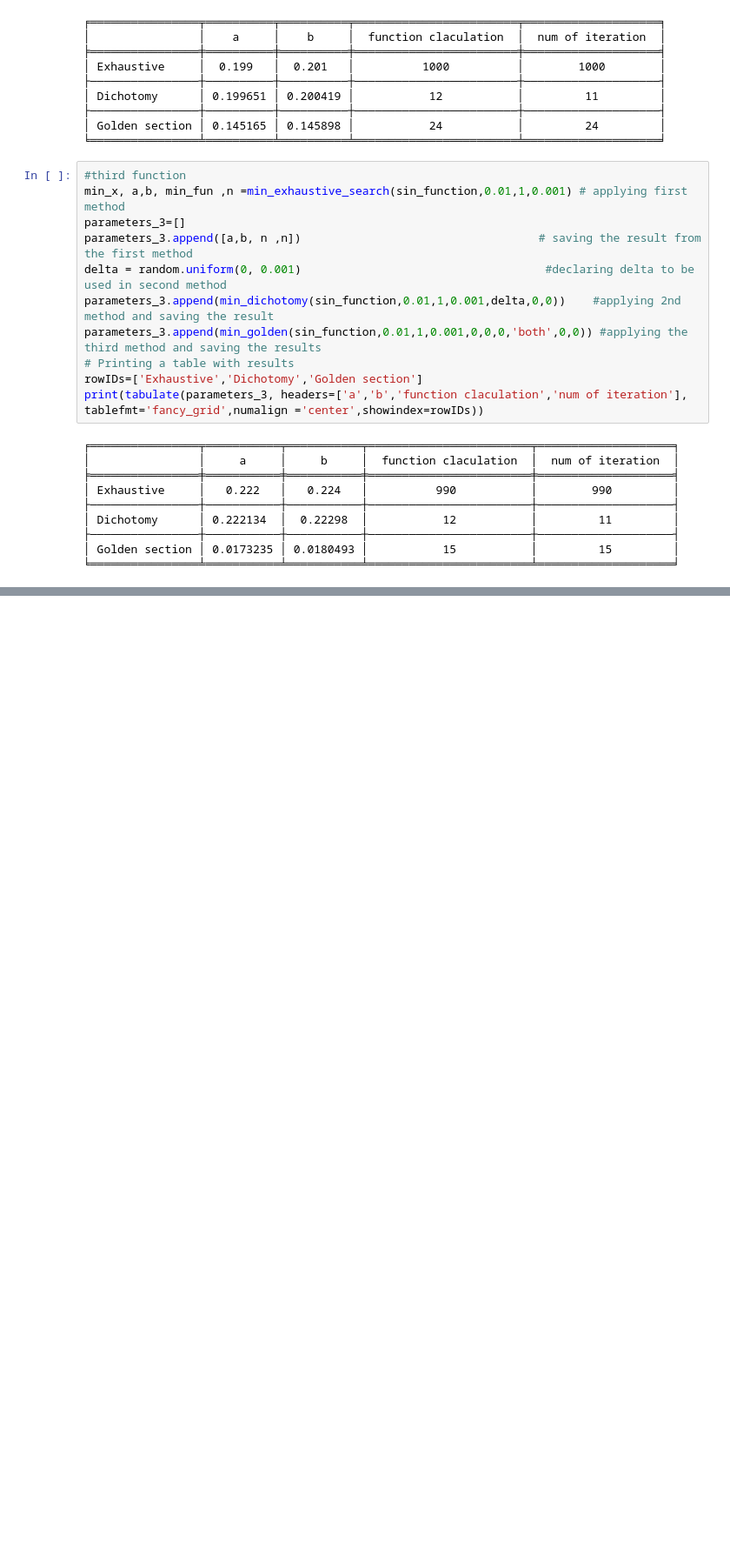
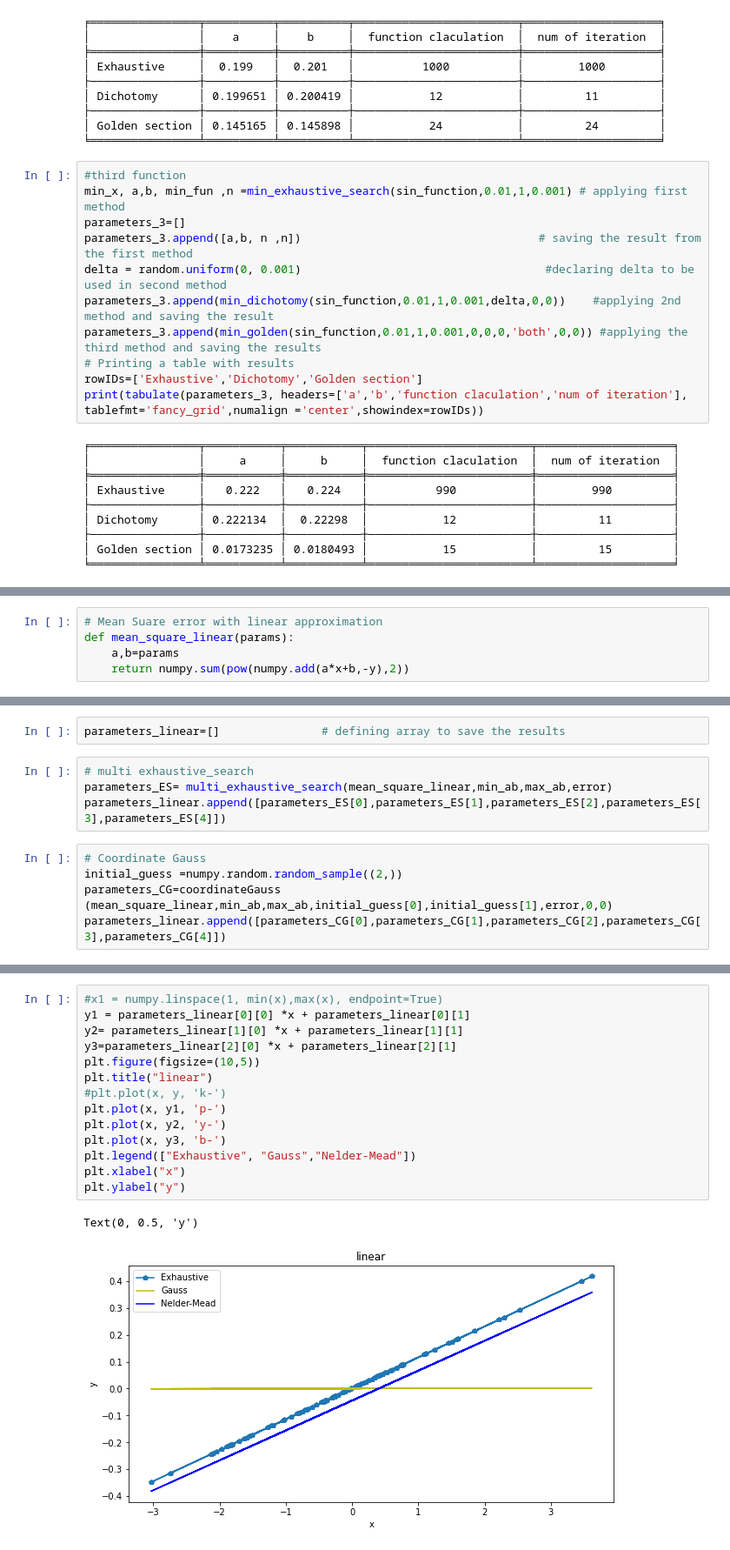
Before and after one commit to Nemat-Allah-Aloush/Algo_Tasks, a Jupyter notebook: Task 02.ipynb, the cells around one changed output, grey strips where cells are left out. Shown at 87% size. Saved outputs shown, nothing was run; the diff lists cells and outputs as text; blank space fills up the shorter version.

Commit message:
Algo Task 02 not totally finished Part 02 : Gauss need check PArt 02 : rational : Nelder need check

```diff
--- a/Task 02.ipynb
+++ b/Task 02.ipynb
@@ -160,0 +262,5 @@ print(tabulate(parameters_3, headers=['a','b','function claculation','num of ite
+# %%
+# Mean Suare error with linear approximation
+def mean_square_linear(params):
+    a,b=params
+    return numpy.sum(pow(numpy.add(a*x+b,-y),2))
@@ -160,0 +276,11 @@ print(tabulate(parameters_3, headers=['a','b','function claculation','num of ite
+# %%
+parameters_linear=[]               # defining array to save the results
+# %%
+# multi exhaustive_search
+parameters_ES= multi_exhaustive_search(mean_square_linear,min_ab,max_ab,error)
+parameters_linear.append([parameters_ES[0],parameters_ES[1],parameters_ES[2],parameters_ES[3],parameters_ES[4]])
+# %%
+# Coordinate Gauss
+initial_guess =numpy.random.random_sample((2,))
+parameters_CG=coordinateGauss (mean_square_linear,min_ab,max_ab,initial_guess[0],initial_guess[1],error,0,0)
+parameters_linear.append([parameters_CG[0],parameters_CG[1],parameters_CG[2],parameters_CG[3],parameters_CG[4]])
@@ -160,0 +322,17 @@ print(tabulate(parameters_3, headers=['a','b','function claculation','num of ite
+# %%
+#x1 = numpy.linspace(1, min(x),max(x), endpoint=True)
+y1 = parameters_linear[0][0] *x + parameters_linear[0][1]
+y2= parameters_linear[1][0] *x + parameters_linear[1][1]
+y3=parameters_linear[2][0] *x + parameters_linear[2][1]
+plt.figure(figsize=(10,5))
+plt.title("linear")
+#plt.plot(x, y, 'k-')
+plt.plot(x, y1, 'p-')
+plt.plot(x, y2, 'y-')
+plt.plot(x, y3, 'b-')
+plt.legend(["Exhaustive", "Gauss","Nelder-Mead"])
+plt.xlabel("x")
+plt.ylabel("y")
+# %% [output]
+Text(0, 0.5, 'y')
+[figure, added]
```
Also changed, not shown: parts of 27 cells of this notebook.
